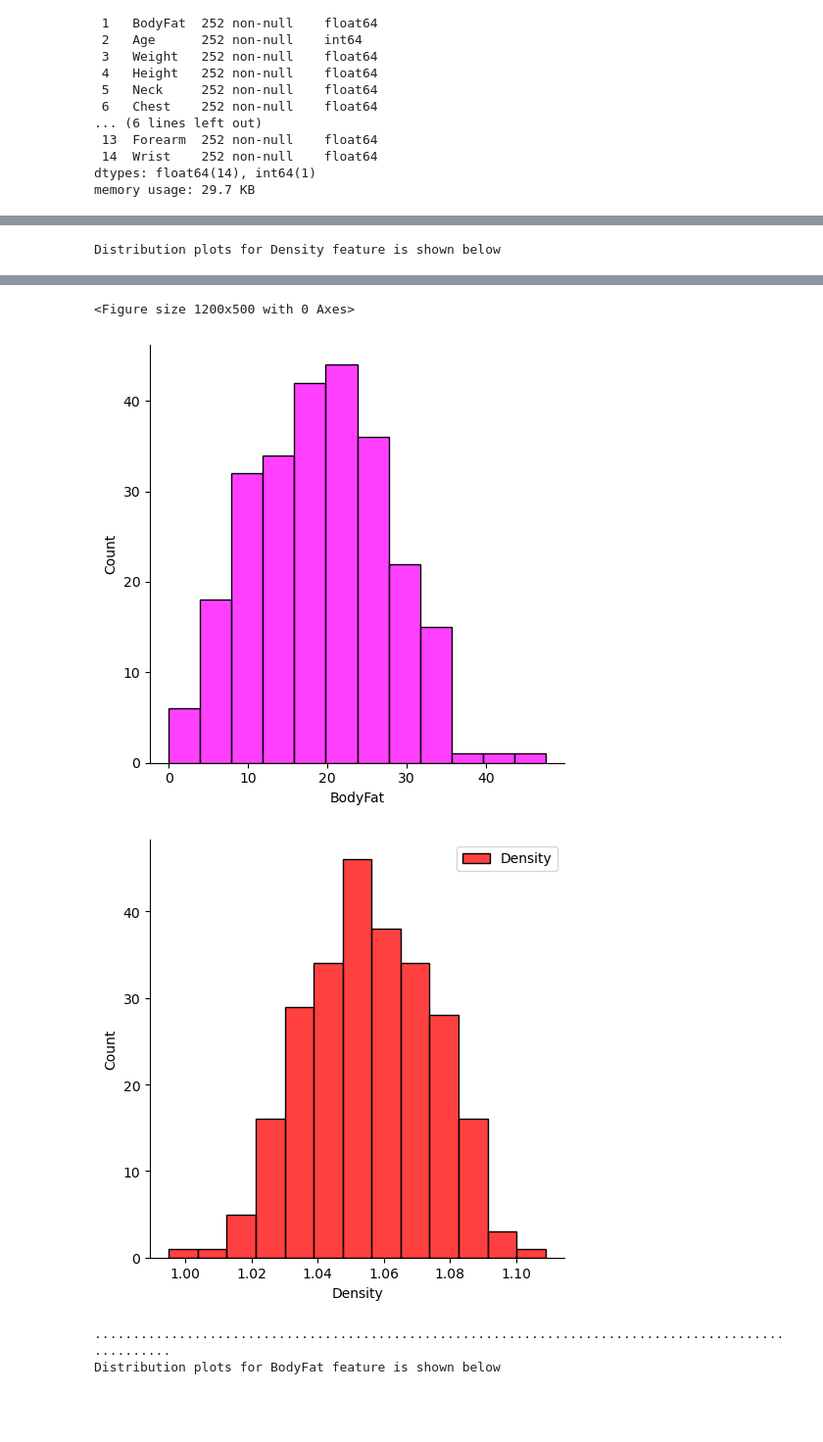
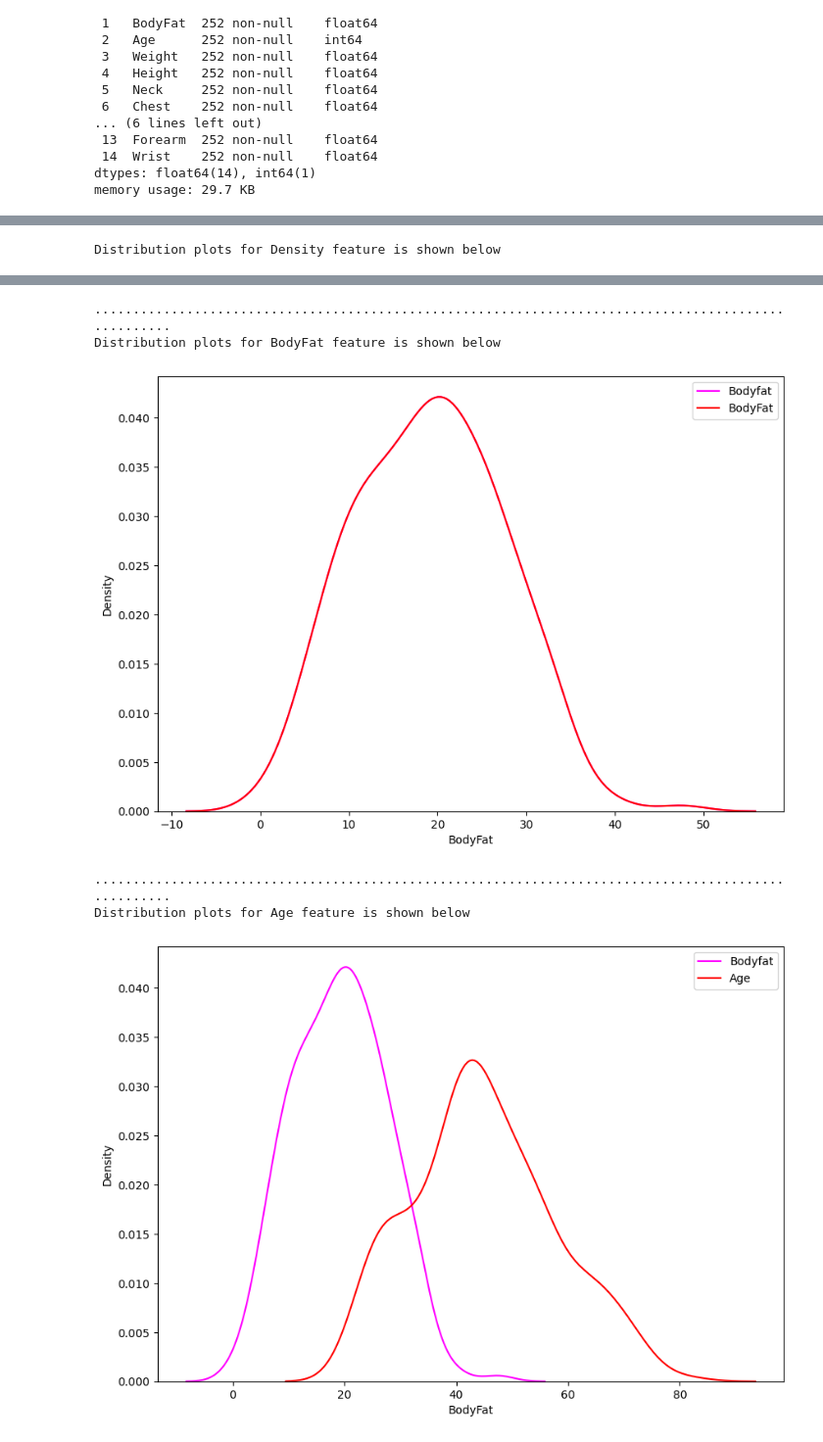
Before and after one commit to lawalsegun2025/body_fat_estimator, a Jupyter notebook: body_fat_predictor.ipynb, the cells around one changed output, grey strips where cells are left out. Shown at 98% size. Cells and saved outputs as stored; diff of their text form; code cells hidden in the pictures; blank space fills up the shorter version.

Commit message:
Distribution andlysis

```diff
--- a/body_fat_predictor.ipynb
+++ b/body_fat_predictor.ipynb
@@ -90,17 +94,18 @@ Below we will define a function that plots the distribution of each numerical fe
 # define a distribution function
 def plotdisplots(col):
 
-    plt.figure(figsize=(12, 5))
-    sns.displot(df["BodyFat"], color="magenta",
+    plt.figure(figsize=(10, 7))
+    sns.kdeplot(df["BodyFat"], color="magenta",
                 label="Bodyfat")
-    sns.displot(df[col], color="red", label=col)
-    plt.legend()
+    sns.kdeplot(df[col], color="red",
+                label=col)
+    plt.legend();
     plt.show()
 
 cols =list(df.columns)
 for i in cols:
     print(f"Distribution plots for {i} feature is shown below")
-    plotdisplots(i)
-    print("."*100)
+    plotdisplots(i);
+    print("."*100);
 # %% [output]
 Distribution plots for Density feature is shown below
@@ -107,5 +113,6 @@ Distribution plots for Density feature is shown below
-<Figure size 1200x500 with 0 Axes>
+....................................................................................................
+Distribution plots for BodyFat feature is shown below
-[figure, old version]
-[figure, old version]
+[figure, new version]
 ....................................................................................................
-Distribution plots for BodyFat feature is shown below
+Distribution plots for Age feature is shown below
+[figure, new version]
```
Also changed, not shown: parts of 9 cells of this notebook.
